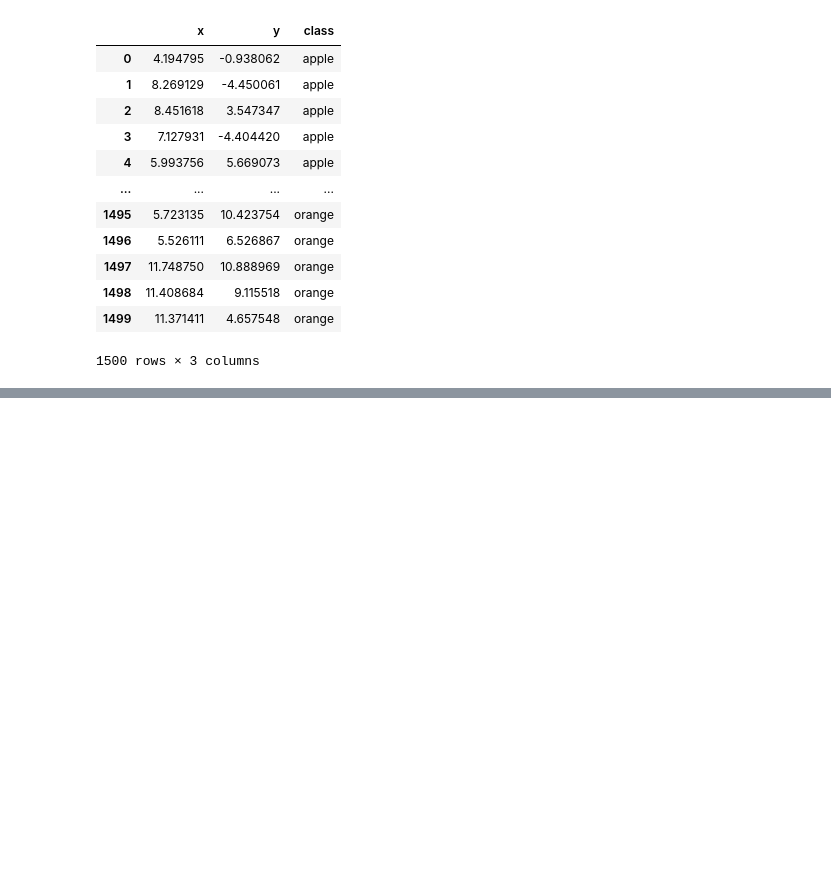
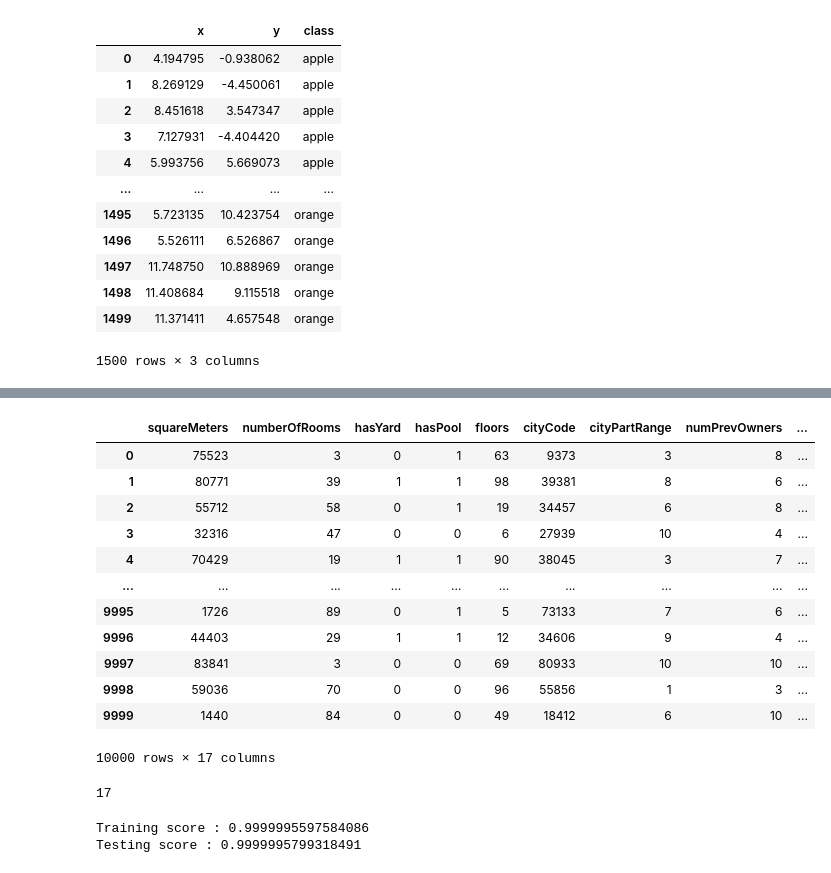
Before and after one commit to nnkrishnakumar/WD_MachineLearning-23-1-2023-, a Jupyter notebook: first.ipynb, the cells around one changed output, grey strips where cells are left out. Drawn from its saved outputs; the diff is of its cells as text; code cells hidden in the pictures; blank space fills up the shorter version.

```diff
--- a/first.ipynb
+++ b/first.ipynb
@@ -806,0 +969,42 @@ testing score: 0.8106666666666666
+# %%
+house=pd.read_csv("ParisHousing.csv")
+# %%
+house
+# %% [output]
+|  | squareMeters | numberOfRooms | hasYard | hasPool | floors | cityCode | cityPartRange | numPrevOwners | ... |
+| 0 | 75523 | 3 | 0 | 1 | 63 | 9373 | 3 | 8 | ... |
+| 1 | 80771 | 39 | 1 | 1 | 98 | 39381 | 8 | 6 | ... |
+| 2 | 55712 | 58 | 0 | 1 | 19 | 34457 | 6 | 8 | ... |
+| 3 | 32316 | 47 | 0 | 0 | 6 | 27939 | 10 | 4 | ... |
+| 4 | 70429 | 19 | 1 | 1 | 90 | 38045 | 3 | 7 | ... |
+| ... | ... | ... | ... | ... | ... | ... | ... | ... | ... |
+| 9995 | 1726 | 89 | 0 | 1 | 5 | 73133 | 7 | 6 | ... |
+| 9996 | 44403 | 29 | 1 | 1 | 12 | 34606 | 9 | 4 | ... |
+| 9997 | 83841 | 3 | 0 | 0 | 69 | 80933 | 10 | 10 | ... |
+| 9998 | 59036 | 70 | 0 | 0 | 96 | 55856 | 1 | 3 | ... |
+| 9999 | 1440 | 84 | 0 | 0 | 49 | 18412 | 6 | 10 | ... |
+10000 rows × 17 columns
+# %%
+len(house.columns)
+# %% [output]
+17
+# %%
+from sklearn.preprocessing import MinMaxScaler
+from sklearn.model_selection import train_test_split
+from sklearn.linear_model import LinearRegression
+from sklearn.metrics import r2_score
+
+X=house.iloc[:,:-1].values
+y=house.iloc[:,-1].values
+sc=MinMaxScaler()
+X_sc=sc.fit_transform(X)
+X_train,X_test,y_train,y_test=train_test_split(X_sc,y, random_state=42)
+model=LinearRegression()
+model.fit(X_train,y_train)
+y_train_pred=model.predict(X_train)
+print("Training score :",r2_score(y_train_pred,y_train))
+X_test_pred=model.predict(X_test)
+print("Testing score :",r2_score(X_test_pred,y_test))
+# %% [output]
+Training score : 0.9999995597584086
+Testing score : 0.9999995799318491
```
Also changed, not shown: parts of 31 cells of this notebook, 3 other files.
